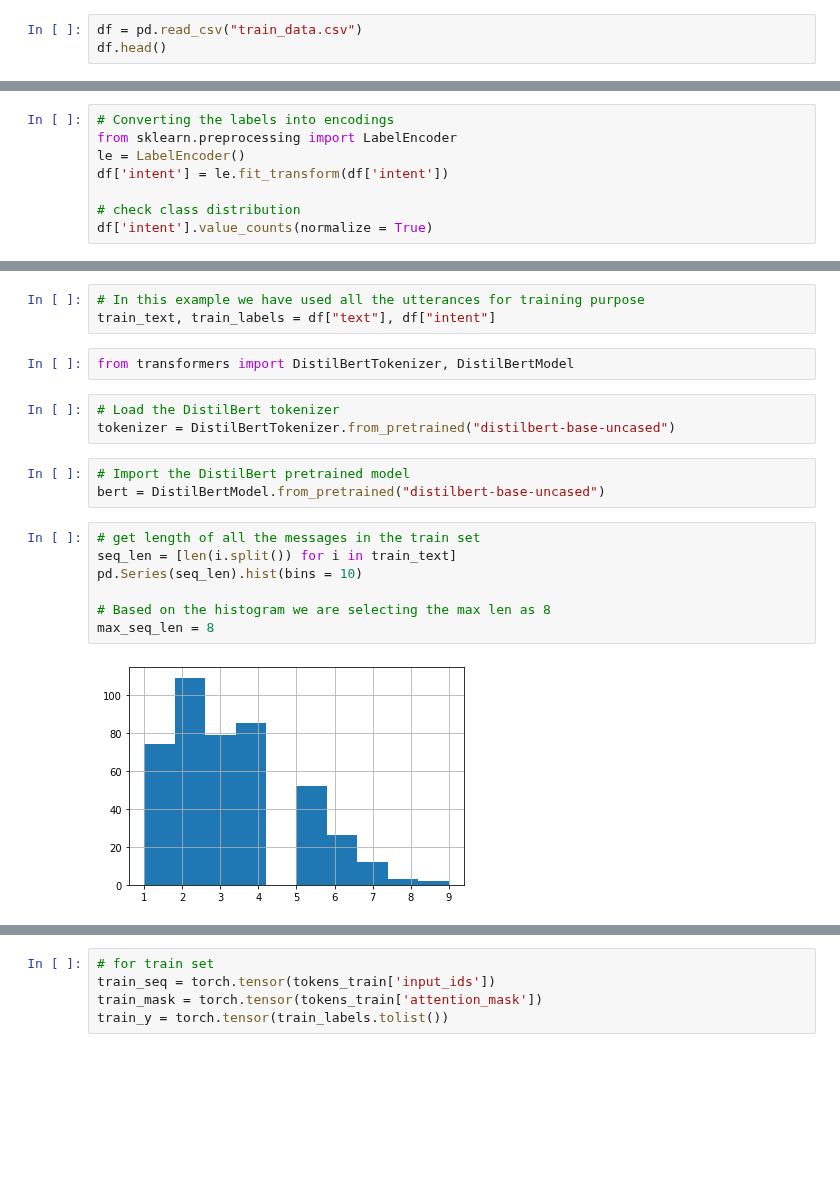
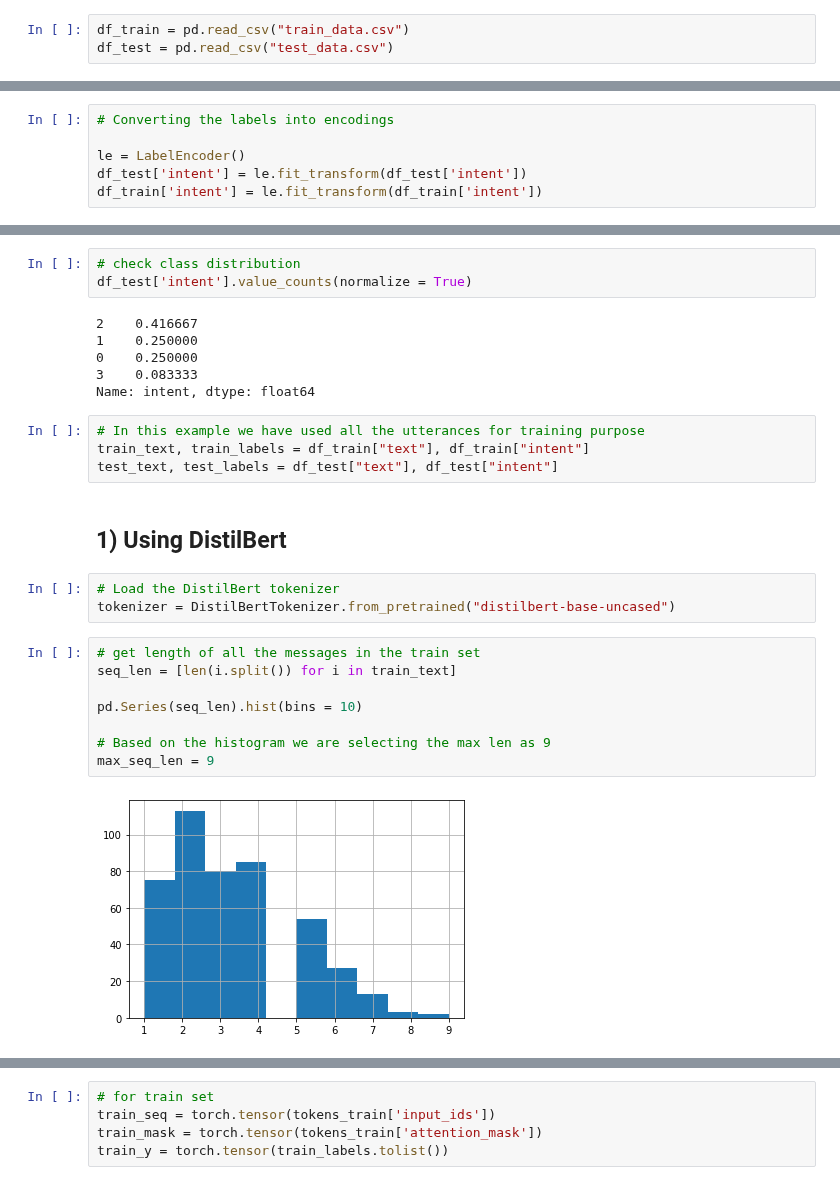
Before and after one commit to surajkarki66/Lucy-Backend, a Jupyter notebook: notebooks/chabot_train.ipynb, the cells around one changed output, grey strips where cells are left out. Saved outputs shown, nothing was run; the diff lists cells and outputs as text; blank space fills up the shorter version.

Commit message:
Trained in updated dataset

```diff
--- a/notebooks/chabot_train.ipynb
+++ b/notebooks/chabot_train.ipynb
@@ -39,3 +54,3 @@ device = torch.device("cuda")
 # %%
-df = pd.read_csv("train_data.csv")
-df.head()
+df_train = pd.read_csv("train_data.csv")
+df_test = pd.read_csv("test_data.csv")
@@ -69,8 +103,6 @@ Name: intent, dtype: int64
 # %%
 # Converting the labels into encodings
-from sklearn.preprocessing import LabelEncoder
+
 le = LabelEncoder()
-df['intent'] = le.fit_transform(df['intent'])
-
-# check class distribution
-df['intent'].value_counts(normalize = True)
+df_test['intent'] = le.fit_transform(df_test['intent'])
+df_train['intent'] = le.fit_transform(df_train['intent'])
@@ -95,23 +130,31 @@ Name: intent, dtype: float64
+# %%
+# check class distribution
+df_test['intent'].value_counts(normalize = True)
+# %% [output]
+2    0.416667
+1    0.250000
+0    0.250000
+3    0.083333
+Name: intent, dtype: float64
 # %%
 # In this example we have used all the utterances for training purpose
-train_text, train_labels = df["text"], df["intent"]
+train_text, train_labels = df_train["text"], df_train["intent"]
+test_text, test_labels = df_test["text"], df_test["intent"]
-# %%
-from transformers import DistilBertTokenizer, DistilBertModel
+# %% [markdown]
+## 1) Using DistilBert
 # %%
 # Load the DistilBert tokenizer
 tokenizer = DistilBertTokenizer.from_pretrained("distilbert-base-uncased")
-# %%
-# Import the DistilBert pretrained model
-bert = DistilBertModel.from_pretrained("distilbert-base-uncased")
 # %%
 # get length of all the messages in the train set
 seq_len = [len(i.split()) for i in train_text]
+
 pd.Series(seq_len).hist(bins = 10)
 
-# Based on the histogram we are selecting the max len as 8
-max_seq_len = 8
+# Based on the histogram we are selecting the max len as 9
+max_seq_len = 9
 # %% [output]
-[figure, old version]
+[figure, new version]
 # %%
 # tokenize and encode sequences in the training set
 tokens_train = tokenizer(
```
Also changed, not shown: parts of 39 cells of this notebook, 5 other files.
